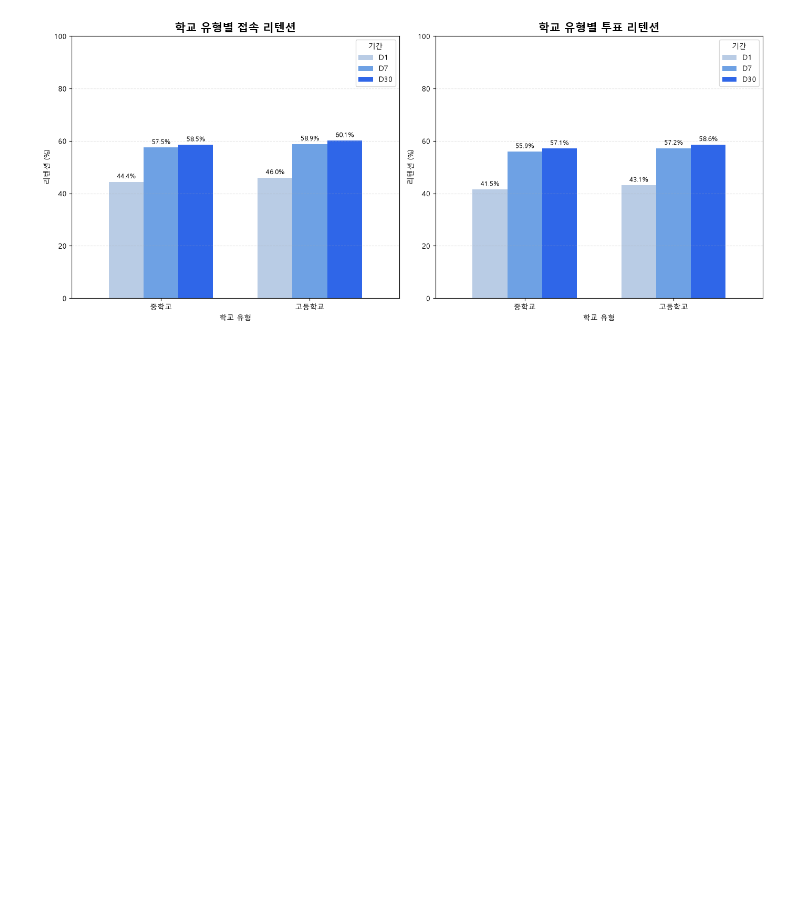
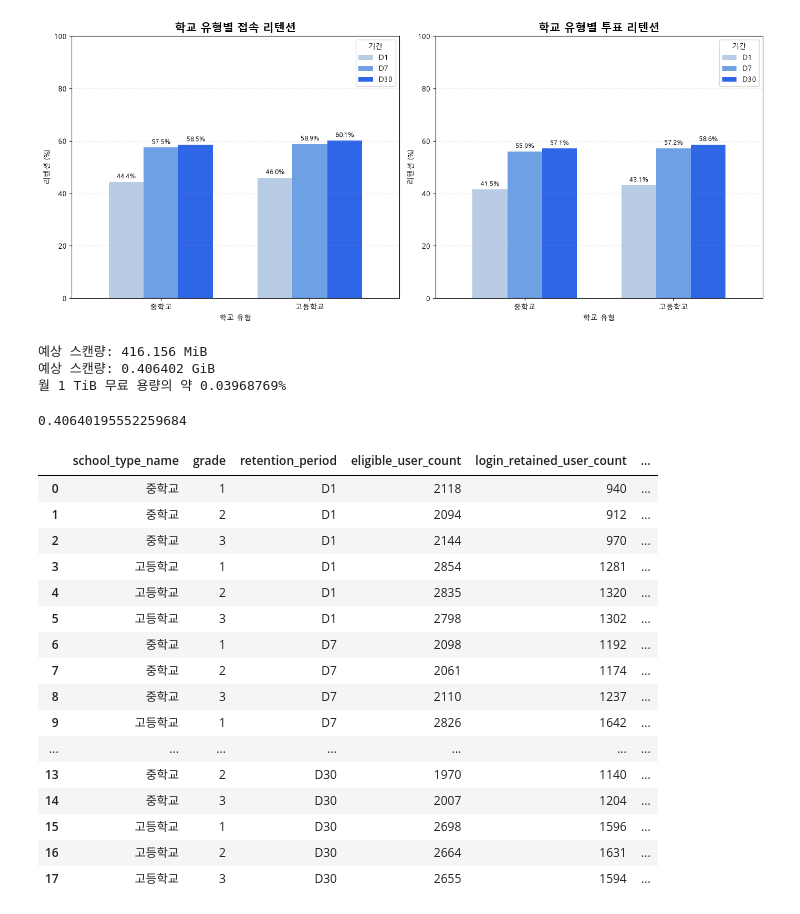
Before and after one commit to hyungmin0629/ping-v2, a Jupyter notebook: notebooks/retention.ipynb, the cells around one changed output. Cells and saved outputs as stored; diff of their text form; code cells hidden in the pictures; blank space fills up the shorter version.

```diff
--- a/notebooks/retention.ipynb
+++ b/notebooks/retention.ipynb
@@ -2615,0 +2453,31 @@ plt.show()
+# %%
+cost(school_grade_retention_sql)
+# %% [output]
+예상 스캔량: 416.156 MiB
+예상 스캔량: 0.406402 GiB
+월 1 TiB 무료 용량의 약 0.03968769%
+0.40640195552259684
+# %%
+df_school_grade_retention = bq.query(
+    school_grade_retention_sql
+).to_dataframe()
+
+display(df_school_grade_retention)
+# %% [output]
+|  | school_type_name | grade | retention_period | eligible_user_count | login_retained_user_count | ... |
+| 0 | 중학교 | 1 | D1 | 2118 | 940 | ... |
+| 1 | 중학교 | 2 | D1 | 2094 | 912 | ... |
+| 2 | 중학교 | 3 | D1 | 2144 | 970 | ... |
+| 3 | 고등학교 | 1 | D1 | 2854 | 1281 | ... |
+| 4 | 고등학교 | 2 | D1 | 2835 | 1320 | ... |
+| 5 | 고등학교 | 3 | D1 | 2798 | 1302 | ... |
+| 6 | 중학교 | 1 | D7 | 2098 | 1192 | ... |
+| 7 | 중학교 | 2 | D7 | 2061 | 1174 | ... |
+| 8 | 중학교 | 3 | D7 | 2110 | 1237 | ... |
+| 9 | 고등학교 | 1 | D7 | 2826 | 1642 | ... |
+| ... | ... | ... | ... | ... | ... | ... |
+| 13 | 중학교 | 2 | D30 | 1970 | 1140 | ... |
+| 14 | 중학교 | 3 | D30 | 2007 | 1204 | ... |
+| 15 | 고등학교 | 1 | D30 | 2698 | 1596 | ... |
+| 16 | 고등학교 | 2 | D30 | 2664 | 1631 | ... |
+| 17 | 고등학교 | 3 | D30 | 2655 | 1594 | ... |
```
Also changed, not shown: parts of 29 cells of this notebook.
